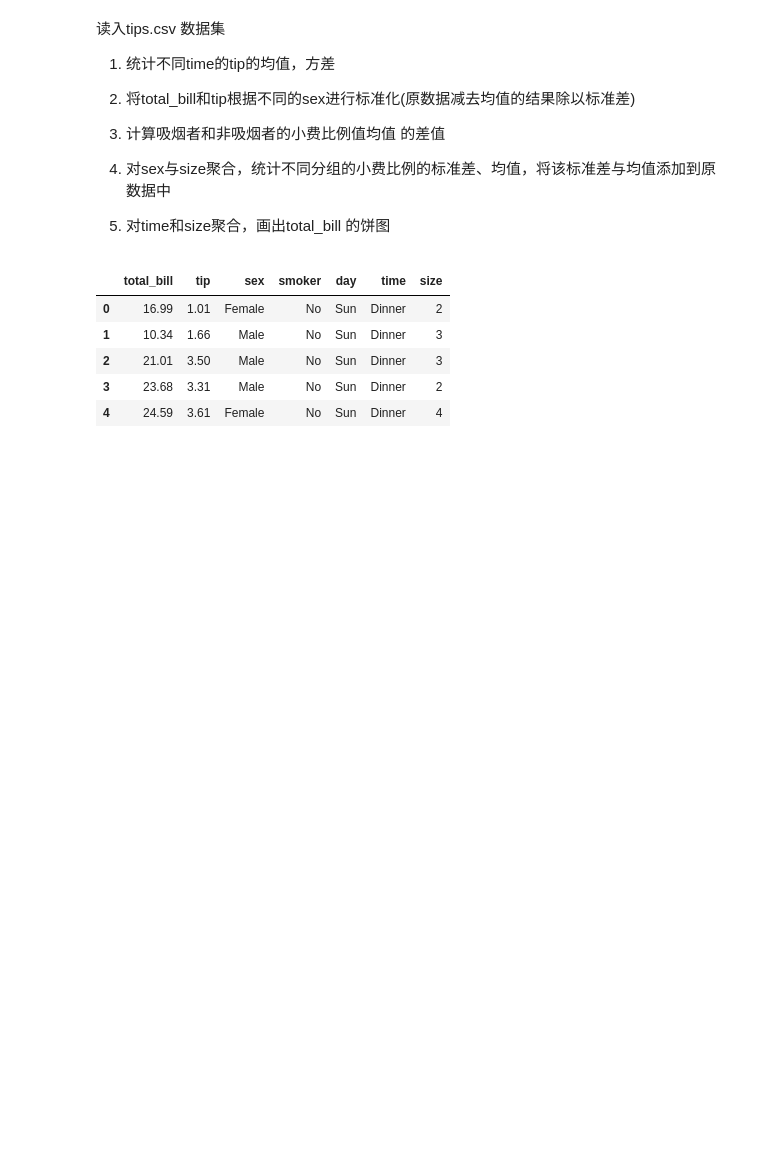
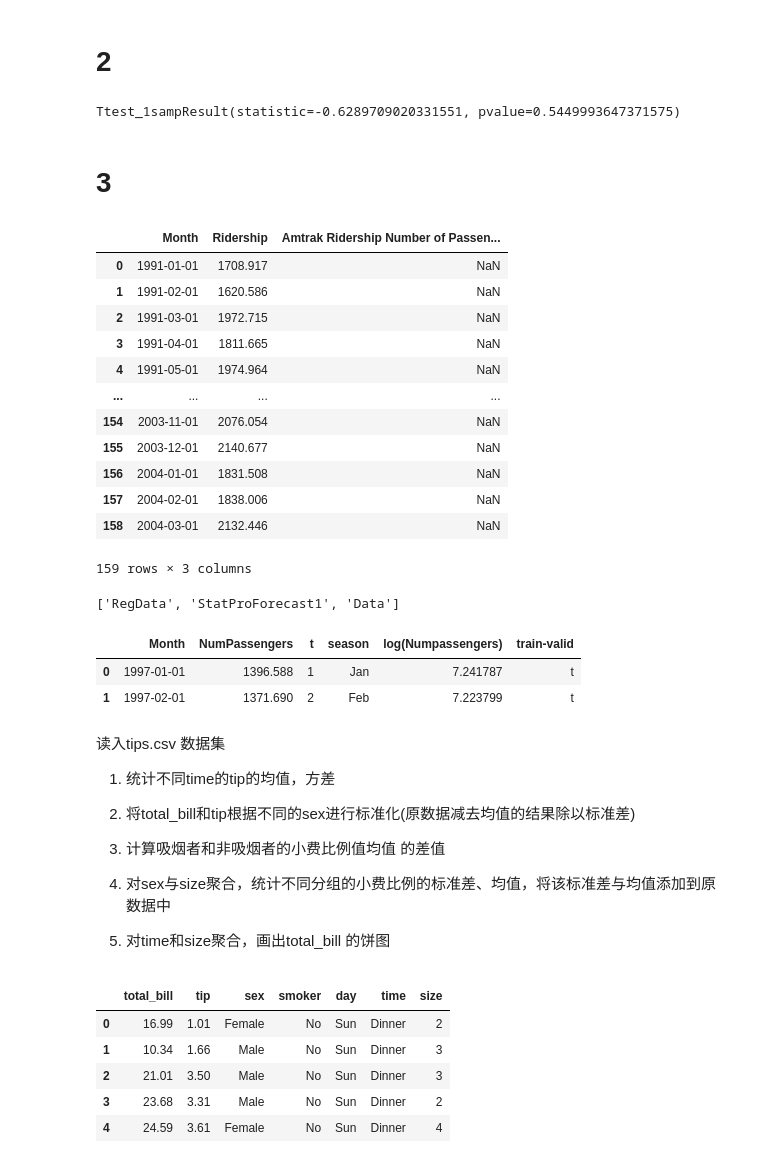
Before and after one commit to mayi140611/mayiexamples, a Jupyter notebook: Untitled.ipynb, the cells around one changed output. Saved outputs shown, nothing was run; the diff lists cells and outputs as text; code cells hidden in the pictures; blank space fills up the shorter version.

```diff
--- a/Untitled.ipynb
+++ b/Untitled.ipynb
@@ -0,0 +25,36 @@
+# %% [markdown]
+# 2
+# %%
+import pandas as pd
+from scipy import stats as ss
+
+tmp2=pd.Series([3.2,3.3,3.0,3.7,3.5,4.0,3.2,4.1,2.9,3.3])
+ss.ttest_1samp(a=tmp2,popmean=3.5)
+# %% [output]
+Ttest_1sampResult(statistic=-0.6289709020331551, pvalue=0.5449993647371575)
+# %% [markdown]
+# 3
+# %%
+tmp3=pd.ExcelFile('../../Downloads/Amtrak.xls')
+# %%
+tmp4=tmp3.parse('Data',parse_cols='A,B')
+# %%
+tmp4
+# %% [output]
+|  | Month | Ridership | Amtrak Ridership Number of Passen... |
+| 0 | 1991-01-01 | 1708.917 | NaN |
+| 1 | 1991-02-01 | 1620.586 | NaN |
+| 2 | 1991-03-01 | 1972.715 | NaN |
+| 3 | 1991-04-01 | 1811.665 | NaN |
+| 4 | 1991-05-01 | 1974.964 | NaN |
+| ... | ... | ... | ... |
+| 154 | 2003-11-01 | 2076.054 | NaN |
+| 155 | 2003-12-01 | 2140.677 | NaN |
+| 156 | 2004-01-01 | 1831.508 | NaN |
+| 157 | 2004-02-01 | 1838.006 | NaN |
+| 158 | 2004-03-01 | 2132.446 | NaN |
+159 rows × 3 columns
+# %%
+tmp3.sheet_names
+# %% [output]
+['RegData', 'StatProForecast1', 'Data']
@@ -1,3 +63,9 @@
+# %%
+df.head(2)
+# %% [output]
+|  | Month | NumPassengers | t | season | log(Numpassengers) | train-valid |
+| 0 | 1997-01-01 | 1396.588 | 1 | Jan | 7.241787 | t |
+| 1 | 1997-02-01 | 1371.690 | 2 | Feb | 7.223799 | t |
 # %% [markdown]
  读入tips.csv 数据集
 
```
Also changed, not shown: parts of 4 cells of this notebook, 1 other file.
